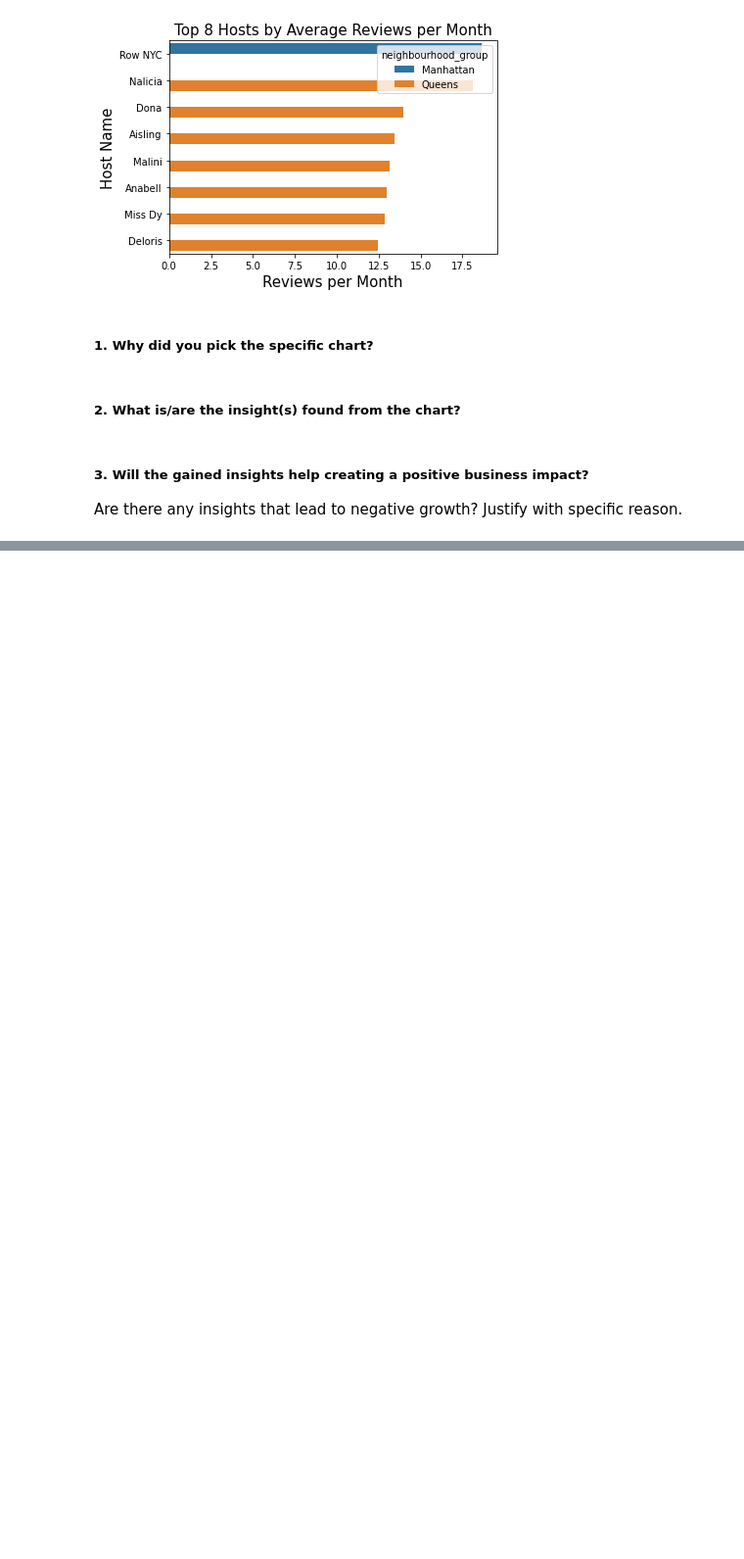
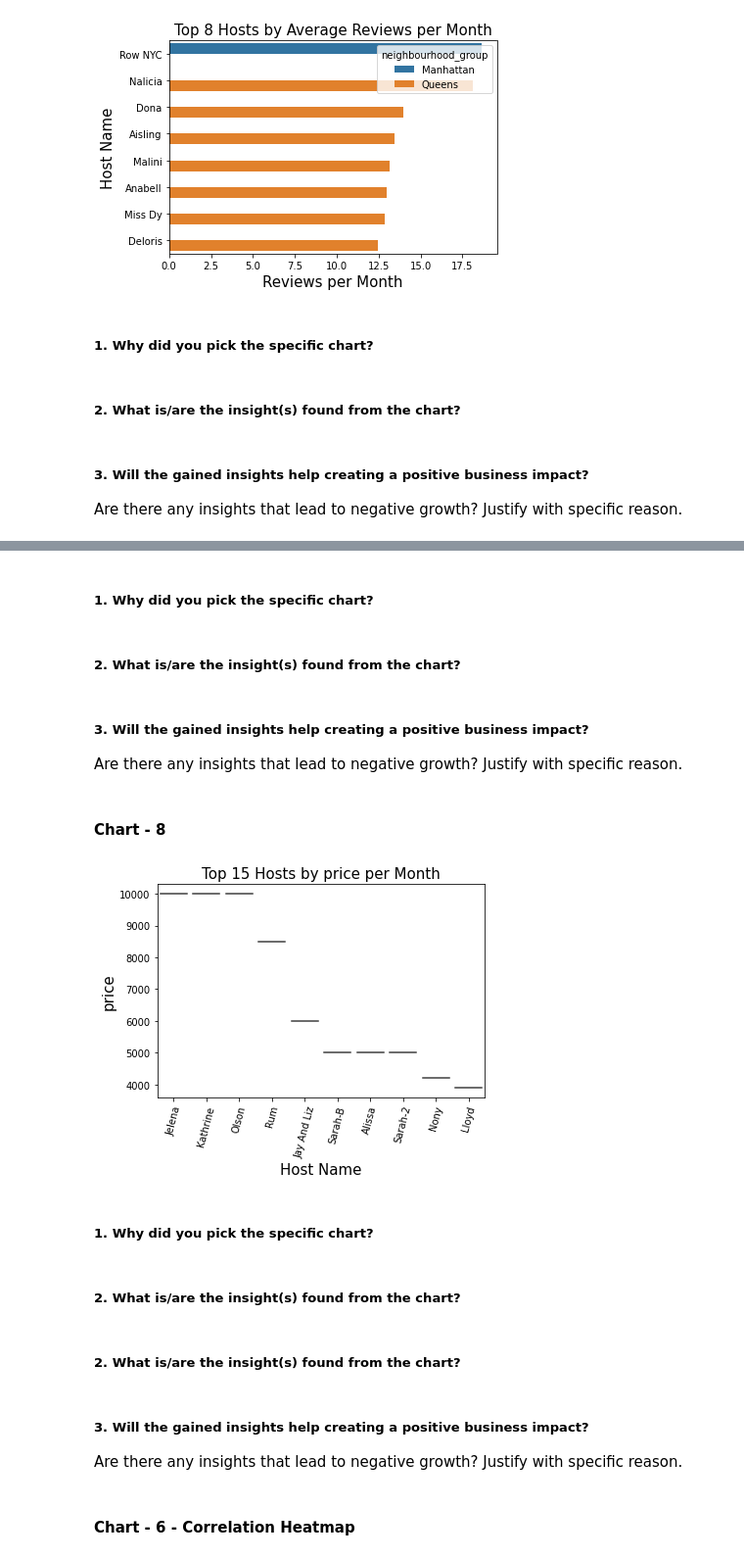
Before and after one commit to manish55shukla/AirBnb-Bookings-Analysis, a Jupyter notebook: Project_AirBnb_Bookings_Analysis.ipynb, the cells around one changed output, grey strips where cells are left out. Shown: that part at 98% size. Cells and saved outputs as stored; diff of their text form; code cells hidden in the pictures; blank space fills up the shorter version.

```diff
--- a/Project_AirBnb_Bookings_Analysis.ipynb
+++ b/Project_AirBnb_Bookings_Analysis.ipynb
@@ -696,14 +744,36 @@ plt.show()
+# %% [markdown]
+##### 1. Why did you pick the specific chart?
+# %% [markdown]
+##### 2. What is/are the insight(s) found from the chart?
+# %% [markdown]
+##### 3. Will the gained insights help creating a positive business impact?
+Are there any insights that lead to negative growth? Justify with specific reason.
+# %% [markdown]
+#### Chart - 8
 # %%
 # Print top 10 host name and reviews per month and visualise on a graph
 
-top_10_hosts = df.groupby(['host_name','neighbourhood_group'])['price'].mean().sort_values(ascending = False).head(10)
+top_10_hosts = df_airbnb_bookings.groupby(['host_name','neighbourhood_group'])['price'].mean().sort_values(ascending = False).head(10)
 top_10_hosts = top_10_hosts.reset_index()
 
 
 sns.violinplot(x='host_name', y='price', data=top_10_hosts)
 
 plt.xticks(rotation=75)
 plt.title('Top 15 Hosts by price per Month', size = 15)
 plt.xlabel('Host Name', size = 15)
 plt.ylabel('price', size = 15)
 plt.show()
+# %% [output]
+[figure, added]
+# %% [markdown]
+##### 1. Why did you pick the specific chart?
+# %% [markdown]
+##### 2. What is/are the insight(s) found from the chart?
+# %% [markdown]
+##### 2. What is/are the insight(s) found from the chart?
+# %% [markdown]
+##### 3. Will the gained insights help creating a positive business impact?
+Are there any insights that lead to negative growth? Justify with specific reason.
+# %% [markdown]
+#### Chart - 6 - Correlation Heatmap
```
Also changed, not shown: parts of 21 cells of this notebook.
